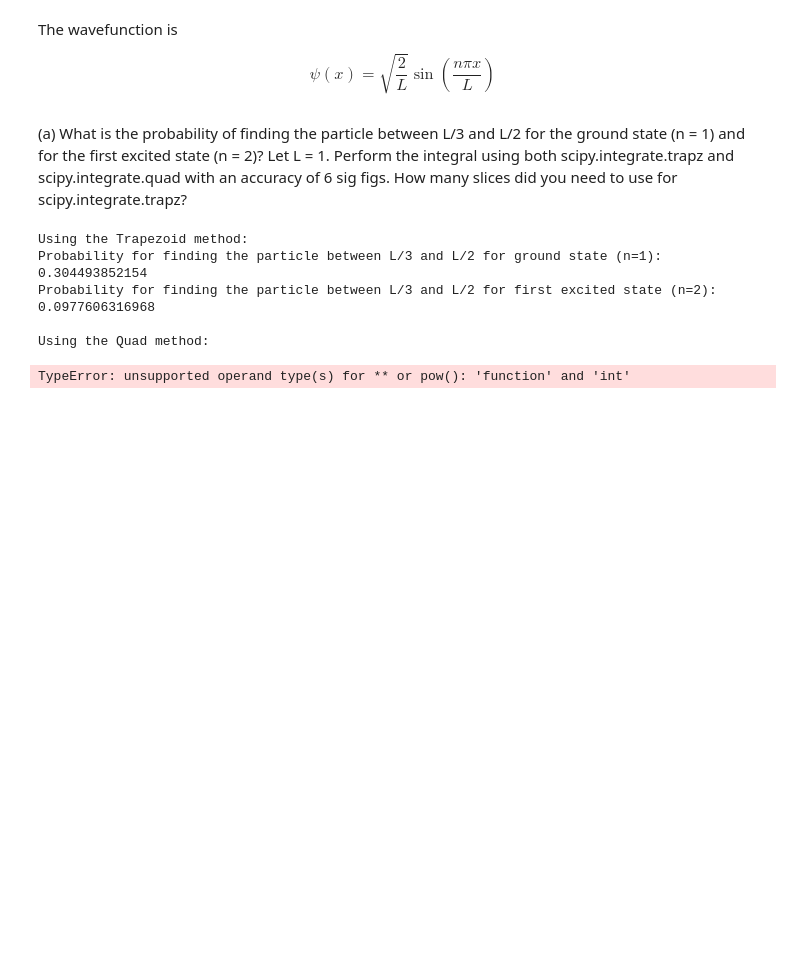
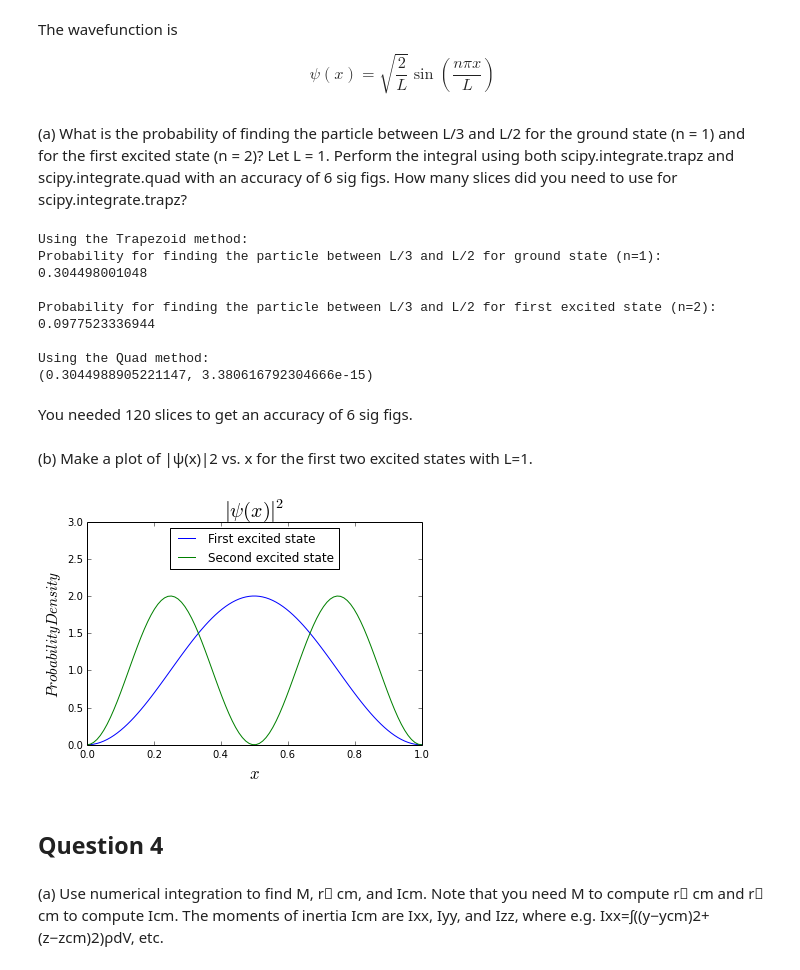
Before and after one commit to bwparry202/PHYS202-S14, a Jupyter notebook: SciPy/IntegrationExercises.ipynb, the cells around one changed output. Saved outputs shown, nothing was run; the diff lists cells and outputs as text; code cells hidden in the pictures; blank space fills up the shorter version.

```diff
--- a/SciPy/IntegrationExercises.ipynb
+++ b/SciPy/IntegrationExercises.ipynb
@@ -147,31 +147,58 @@ The wavefunction is
 n = 1.
 L = 1.
 psi = lambda x: sqrt(2/L)*np.sin(n*np.pi*x/L)
-x = np.linspace(L/3,L/2,51)
+x = np.linspace(L/3,L/2,120)
 integrand = psi(x)**2
 
 print "Using the Trapezoid method:"
 print "Probability for finding the particle between L/3 and L/2 for ground state (n=1):"
 print integrate.trapz(integrand,x)
+print
 
 print "Probability for finding the particle between L/3 and L/2 for first excited state (n=2):"
 n = 2
-integrand2 = psi(x)**2
+psi2 = lambda x: (2/L)*(np.sin(n*np.pi*x/L)**2)
+integrand2 = psi2(x)
 print integrate.trapz(integrand2,x)
 print
 
 print "Using the Quad method:"
 n = 1
 L = 1
-integrate.quad(psi**2,1./3,1./2)
+print integrate.quad(psi2,1./3,1./2)
 
 ## Just square the function in your head and input that, that will work.
 # %% [output]
 Using the Trapezoid method:
 Probability for finding the particle between L/3 and L/2 for ground state (n=1):
-0.304493852154
+0.304498001048
+
 Probability for finding the particle between L/3 and L/2 for first excited state (n=2):
-0.0977606316968
+0.0977523336944
 
 Using the Quad method:
+(0.3044988905221147, 3.380616792304666e-15)
-TypeError: unsupported operand type(s) for ** or pow(): 'function' and 'int'
+# %% [markdown]
+You needed 120 slices to get an accuracy of 6 sig figs.
+# %% [markdown]
+(b) Make a plot of |ψ(x)|2 vs. x for the first two excited states with L=1.
+# %%
+L = 1
+psi2 = lambda x: (2/L)*(np.sin(1*np.pi*x/L)**2)
+psi2a = lambda x: (2/L)*(np.sin(2*np.pi*x/L)**2)
+x = np.linspace(0,L,100)
+
+plt.plot(x,psi2(x), label = "First excited state")
+plt.plot(x,psi2a(x), label = "Second excited state")
+plt.ylim(0,3)
+plt.legend(loc = "upper center")
+plt.xlabel(r'$x$', size = 17)
+plt.ylabel(r'$Probability Density$', size = 15)
+plt.title(r'$\left|\psi(x)\right|^2$', size = 20)
+plt.show()
+# %% [output]
+[figure, added]
+# %% [markdown]
+## Question 4
+# %% [markdown]
+(a) Use numerical integration to find M, r⃗ cm, and Icm. Note that you need M to compute r⃗ cm and r⃗ cm to compute Icm. The moments of inertia Icm are Ixx, Iyy, and Izz, where e.g. Ixx=∫((y−ycm)2+(z−zcm)2)ρdV, etc.
```
Also changed, not shown: parts of 1 cell of this notebook, 1 other file.
